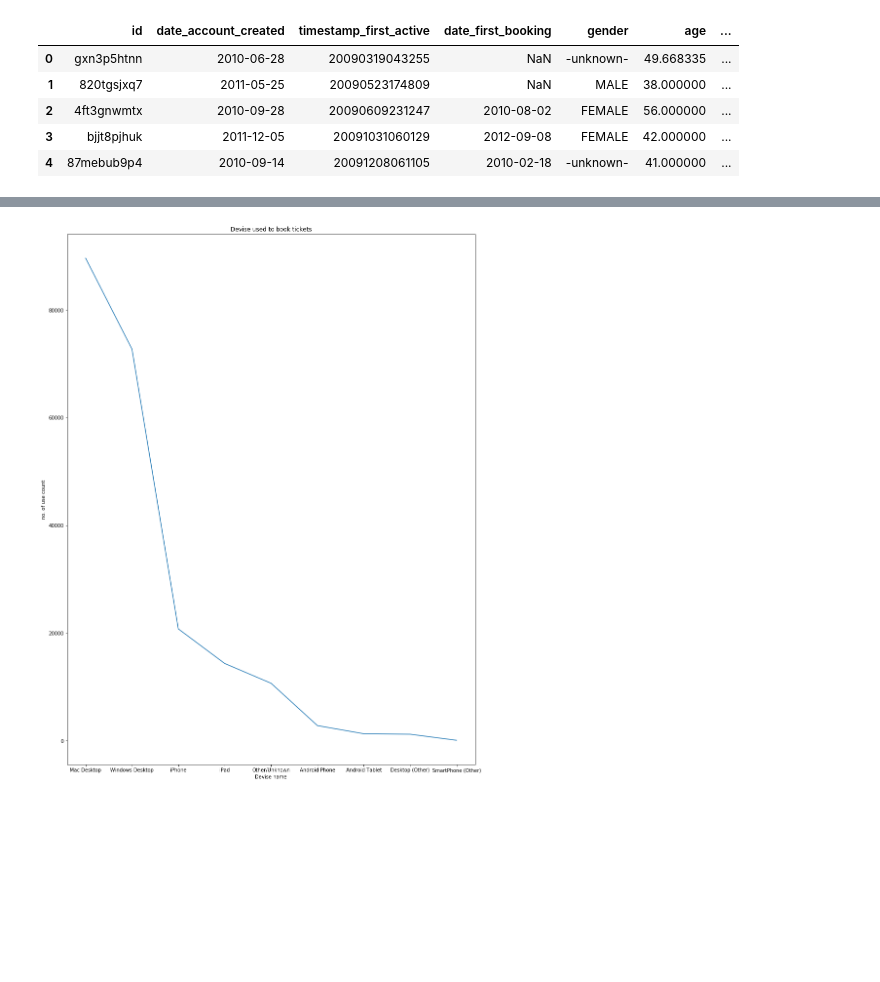
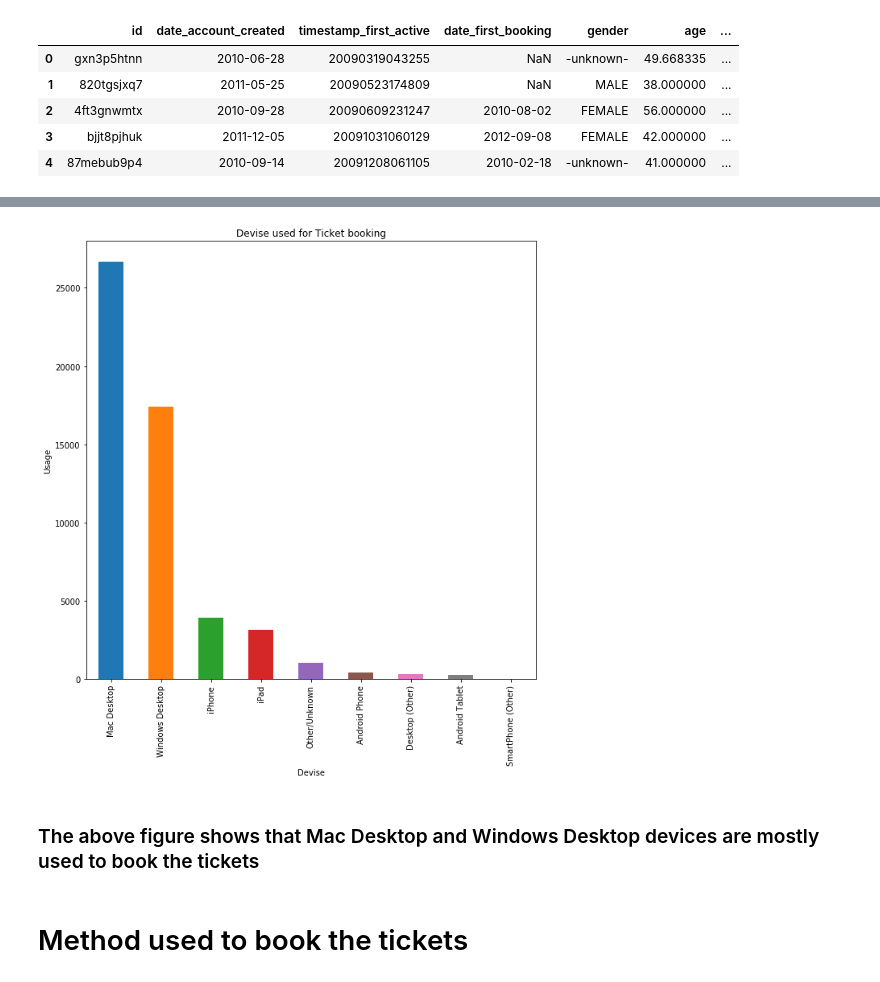
Before and after one commit to shitalajagekar/DataScience, a Jupyter notebook: Airbnb new uer booking.ipynb, the cells around one changed output, grey strips where cells are left out. Saved outputs shown, nothing was run; the diff lists cells and outputs as text; code cells hidden in the pictures; blank space fills up the shorter version.

```diff
--- a/Airbnb new uer booking.ipynb
+++ b/Airbnb new uer booking.ipynb
@@ -121,0 +135,4 @@ dtype: int64
+# %%
+df2=df2.drop(df2[df2['gender']=='-unknown-'].index)
+# %%
+df2=df2.drop(df2[df2['gender']=='OTHER'].index)
@@ -144,0 +169,4 @@ result.head(50)
+# %%
+result=result.drop(result[result['country_destination']=='NDF' ].index)
+# %%
+result=result.drop(result[result['country_destination']=='other' ].index)
@@ -195,12 +235,16 @@ SmartPhone (Other)       76
 Name: first_device_type, dtype: int64
 # %%
-devise_usage.plot(kind='line' ,figsize=(15,20))
-plt.title("Devise used to book tickets")
-plt.xlabel("Devise name")
-plt.ylabel("no. of use count")
+devise_usage.plot(kind='bar', figsize=(10,10))
+plt.title("Devise used for Ticket booking")
+plt.xlabel("Devise")
+plt.ylabel("Usage")
 plt.show()
 # %% [output]
-[figure, old version]
+[figure, new version]
+# %% [markdown]
+### The above figure shows that Mac Desktop and Windows Desktop devices are mostly used to book the tickets
+# %% [markdown]
+# Method used to book the tickets
 # %%
 book_Method=result.signup_method.value_counts()
 # %%
```
Also changed, not shown: parts of 59 cells of this notebook.
